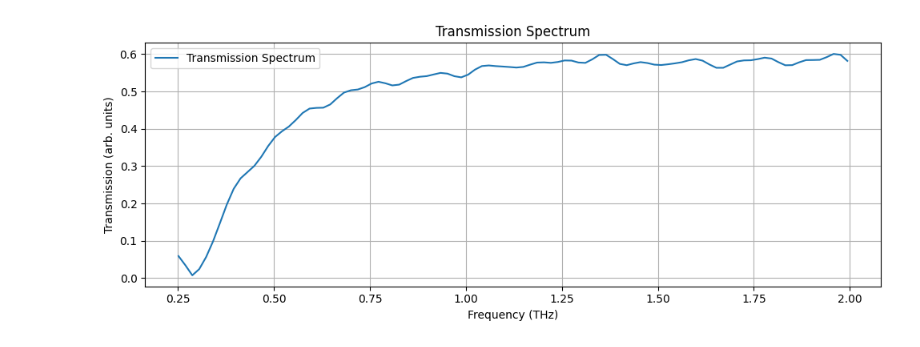
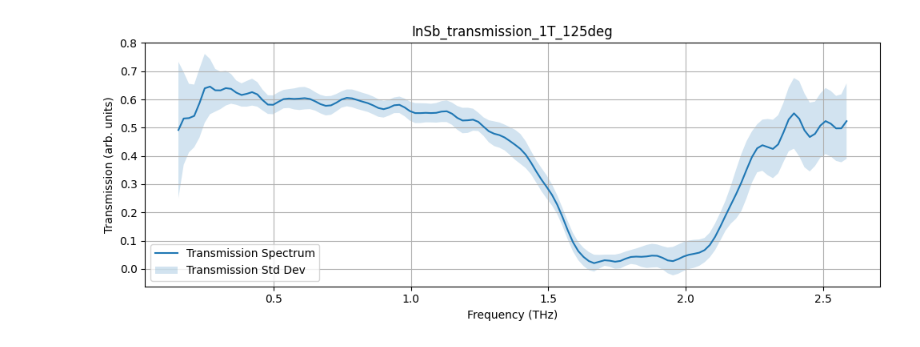
Before and after one commit to CrazyAncestor/SpectrumAnalysis, a Jupyter notebook: demo/InSb.ipynb, the cells around one changed output. Saved outputs shown, nothing was run; the diff lists cells and outputs as text; code cells hidden in the pictures.

```diff
--- a/demo/InSb.ipynb
+++ b/demo/InSb.ipynb
@@ -101,8 +78,8 @@ Plots saved to ./.
 # %%
 from SpectrumAnalysis.visualization import plot_transmission_spec
 project_data_filename = 'InSb_project.fits'
 hdu_id_tr = 'SAMPLE1'
 hdu_id_ref = 'REF1'
-plot_transmission_spec(project_data_filename, hdu_id_tr, hdu_id_ref, B_field=0.2, freq_range=[0.25, 2.])
+plot_transmission_spec(project_data_filename, hdu_id_tr, hdu_id_ref, B_field=1.0, freq_range=[0.15, 2.6], title= 'InSb_transmission_1T_125deg')
 # %% [output]
-[figure, old version]
+[figure, new version]
```
Also changed, not shown: parts of 8 cells of this notebook.
